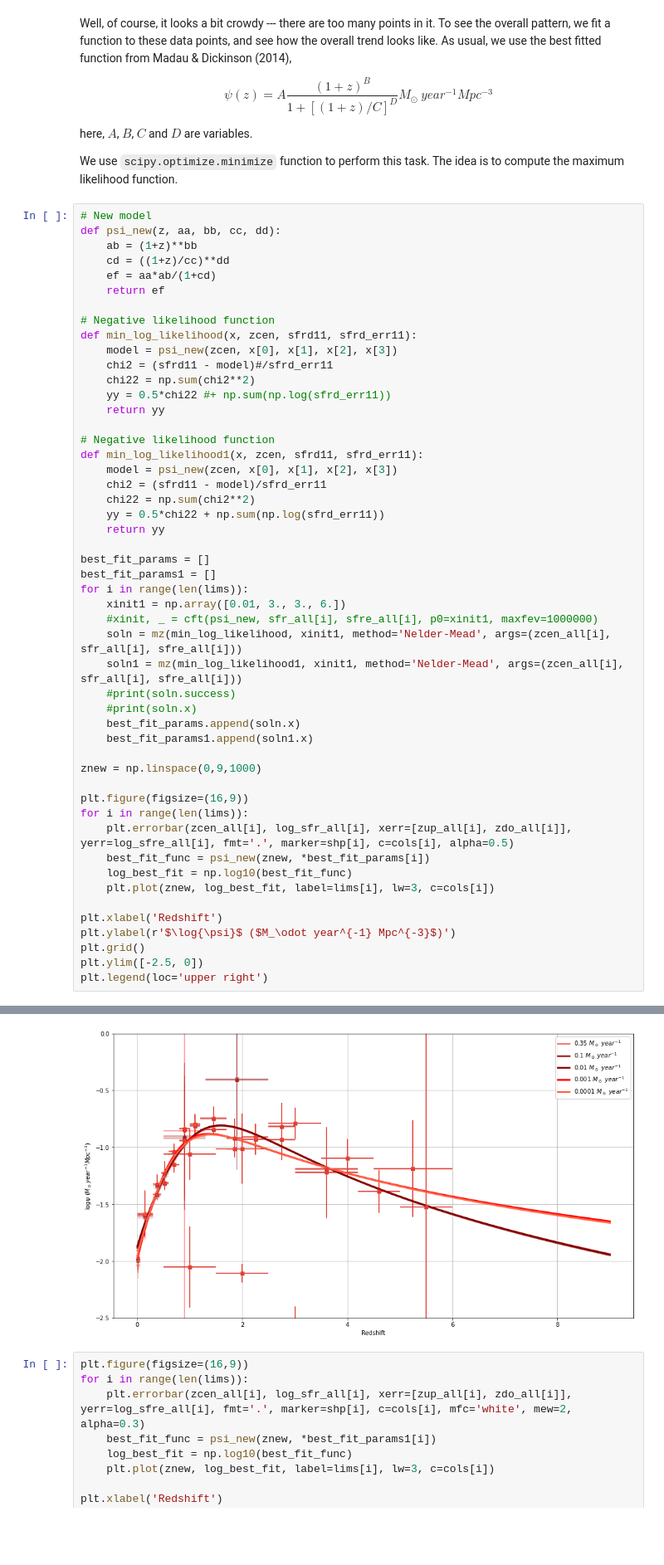
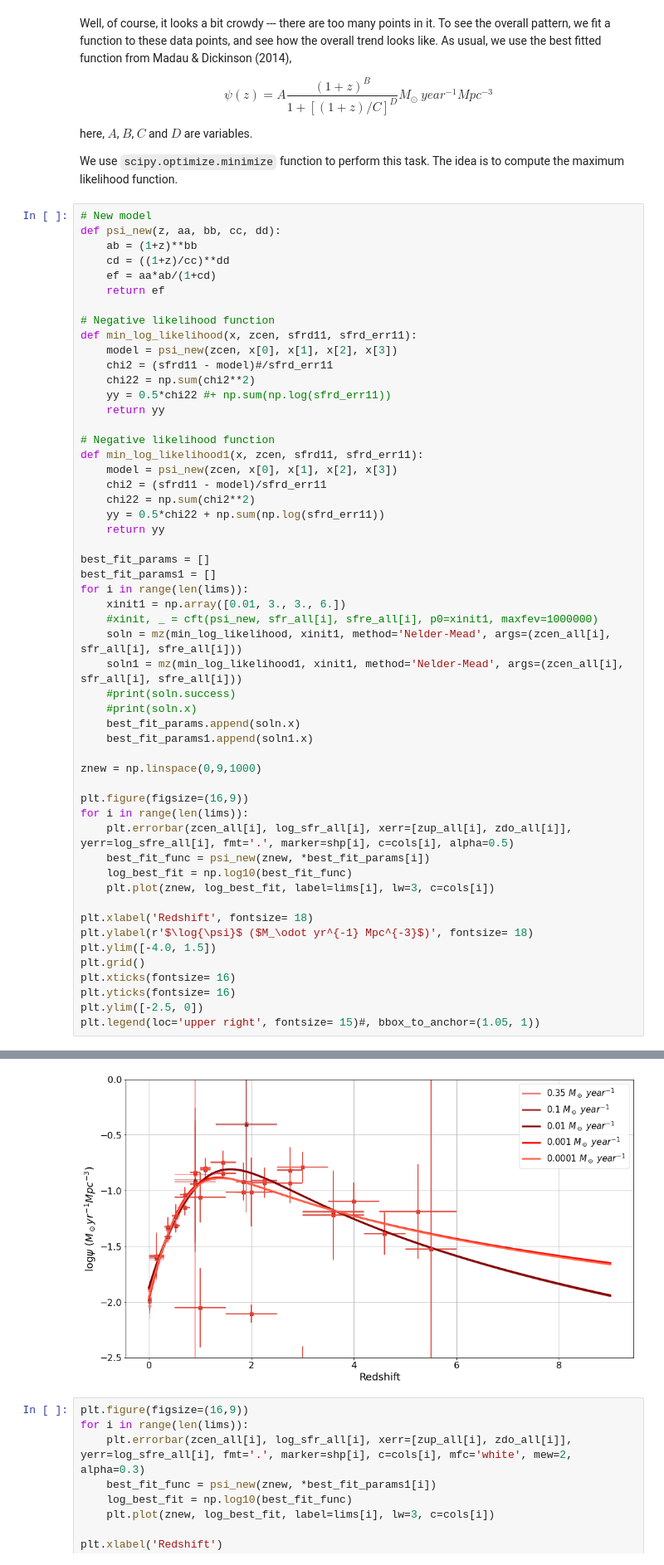
Before and after one commit to Jayshil/csfrd, a Jupyter notebook: Results/res3.ipynb, the cells around one changed output, grey strips where cells are left out. Shown at 83% size. Saved outputs shown, nothing was run; the diff lists cells and outputs as text; blank space fills up the shorter version.

```diff
--- a/Results/res3.ipynb
+++ b/Results/res3.ipynb
@@ -110,37 +110,40 @@ def min_log_likelihood1(x, zcen, sfrd11, sfrd_err11):
     chi2 = (sfrd11 - model)/sfrd_err11
     chi22 = np.sum(chi2**2)
     yy = 0.5*chi22 + np.sum(np.log(sfrd_err11))
     return yy
 
 best_fit_params = []
 best_fit_params1 = []
 for i in range(len(lims)):
     xinit1 = np.array([0.01, 3., 3., 6.])
     #xinit, _ = cft(psi_new, sfr_all[i], sfre_all[i], p0=xinit1, maxfev=1000000)
     soln = mz(min_log_likelihood, xinit1, method='Nelder-Mead', args=(zcen_all[i], sfr_all[i], sfre_all[i]))
     soln1 = mz(min_log_likelihood1, xinit1, method='Nelder-Mead', args=(zcen_all[i], sfr_all[i], sfre_all[i]))
     #print(soln.success)
     #print(soln.x)
     best_fit_params.append(soln.x)
     best_fit_params1.append(soln1.x)
 
 znew = np.linspace(0,9,1000)
 
 plt.figure(figsize=(16,9))
 for i in range(len(lims)):
     plt.errorbar(zcen_all[i], log_sfr_all[i], xerr=[zup_all[i], zdo_all[i]], yerr=log_sfre_all[i], fmt='.', marker=shp[i], c=cols[i], alpha=0.5)
     best_fit_func = psi_new(znew, *best_fit_params[i])
     log_best_fit = np.log10(best_fit_func)
     plt.plot(znew, log_best_fit, label=lims[i], lw=3, c=cols[i])
 
-plt.xlabel('Redshift')
-plt.ylabel(r'$\log{\psi}$ ($M_\odot year^{-1} Mpc^{-3}$)')
+plt.xlabel('Redshift', fontsize= 18)
+plt.ylabel(r'$\log{\psi}$ ($M_\odot yr^{-1} Mpc^{-3}$)', fontsize= 18)
+plt.ylim([-4.0, 1.5])
 plt.grid()
+plt.xticks(fontsize= 16)
+plt.yticks(fontsize= 16)
 plt.ylim([-2.5, 0])
-plt.legend(loc='upper right')
+plt.legend(loc='upper right', fontsize= 15)#, bbox_to_anchor=(1.05, 1))
 # %% [output]
 <matplotlib.legend.Legend at 0x...>
-[figure, old version]
+[figure, new version]
 # %%
 plt.figure(figsize=(16,9))
 for i in range(len(lims)):
```
Also changed, not shown: 1 other file.
